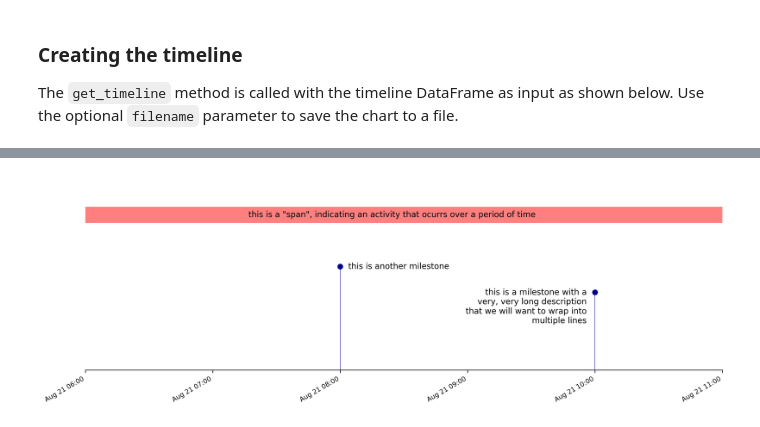
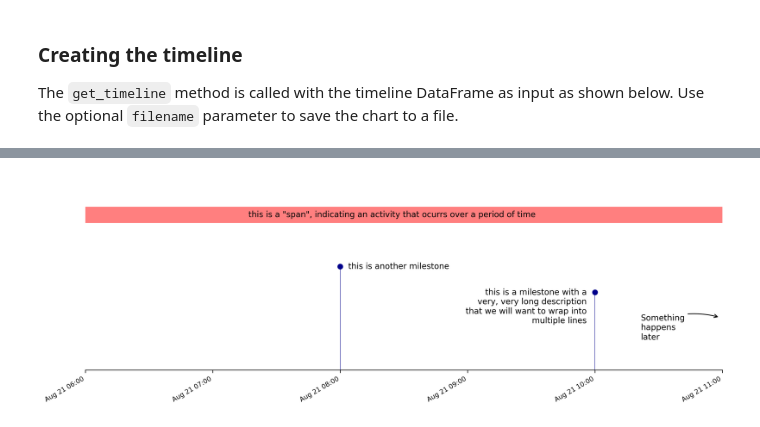
Before and after one commit to IBM/timeline-generator, a Jupyter notebook: demo/timeline.ipynb, the cells around one changed output, grey strips where cells are left out. Saved outputs shown, nothing was run; the diff lists cells and outputs as text; code cells hidden in the pictures.

```diff
--- a/demo/timeline.ipynb
+++ b/demo/timeline.ipynb
@@ -40,17 +42,18 @@ data = [
     ['2022-08-21 08:00','','this is another milestone',4,{}],
     ['2022-08-21 10:00','','this is a milestone with a very, very long description that ' \
     'we will want to wrap into multiple lines',3,{'text_wrap':30}],
-    ['2022-08-20 12:00','2022-08-22 10:00','this is a "span", indicating an activity that ocurrs over a period of time',6,{
+    ['2022-08-20 12:00','2022-08-22 12:00','this is a "span", indicating an activity that ocurrs over a period of time',6,{
         'text_wrap':300,'color':'red','alpha':0.5
         }
     ],
     ['2022-08-21 12:00','2022-08-21 23:00','another span',7,{'color':'yellow'}],
-    ['2022-08-22 08:00', '', 'something interesting happens here (a milestone without a vertical line)', 6, {
+    ['2022-08-22 12:00', '', 'something interesting happens here (a milestone without a vertical line)', 6, {
         'vline':False,'y_offset':-30,'x_offset':-40,'color':'green', 'arrowprops':{
              'arrowstyle':'->','connectionstyle':'arc3,rad=0.1','shrinkB':5
             }
         }
-    ]
+    ],
+    ['2022-08-22 16:00','','Something happens later',2,{}]
 ]
 d = pd.DataFrame(data,columns=['start','end','description','height','options'])
 # %% [markdown]
@@ -73,7 +77,12 @@ Below, we use the same timeline DataFrame to generate a timeline covering 5 hour
 # %%
 d.at[3,'options'].update({'annotation_anchor':'start','x_offset':200})
 d.at[2,'options'].update({'horizontalalignment':'right','x_offset':-10})
-
-get_timeline(d,start='2022-08-21 06:00', end='2022-08-21 11:00',interval=1,dateformat='%b %d %H:%M')
+d.at[6,'options'].update({
+    'marker':False,'annotation_anchor':'end','text_wrap':10,'x_offset':-100,
+    'arrowprops':{
+            'arrowstyle':'->','shrinkB':5,'relpos':(1,1),'connectionstyle':'arc3,rad=-0.1'
+    }
+})
+ax=get_timeline(d,start='2022-08-21 06:00', end='2022-08-21 11:00',interval=1,dateformat='%b %d %H:%M')
 # %% [output]
-[figure, old version]
+[figure, new version]
```
Also changed, not shown: parts of 3 cells of this notebook, 1 other file.
